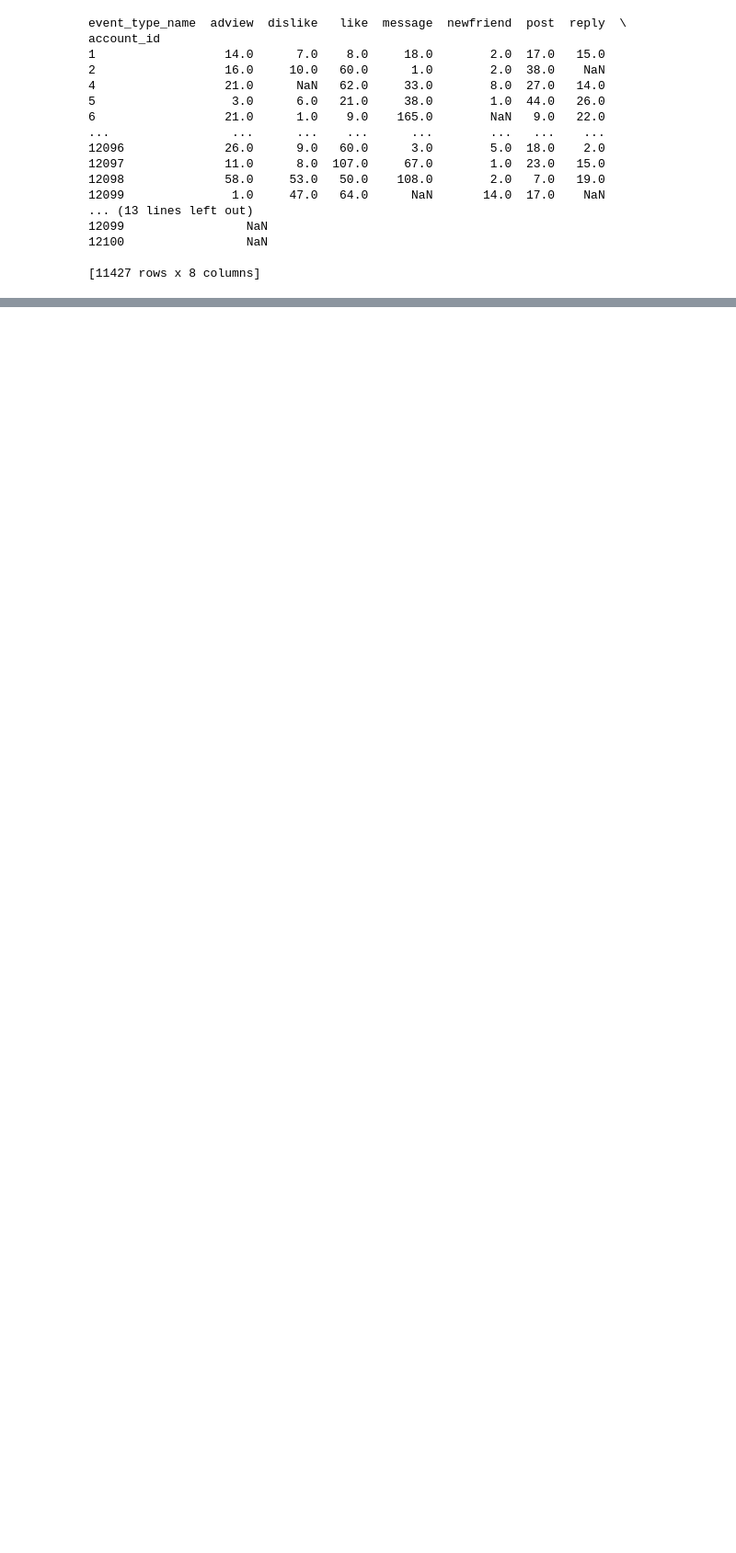
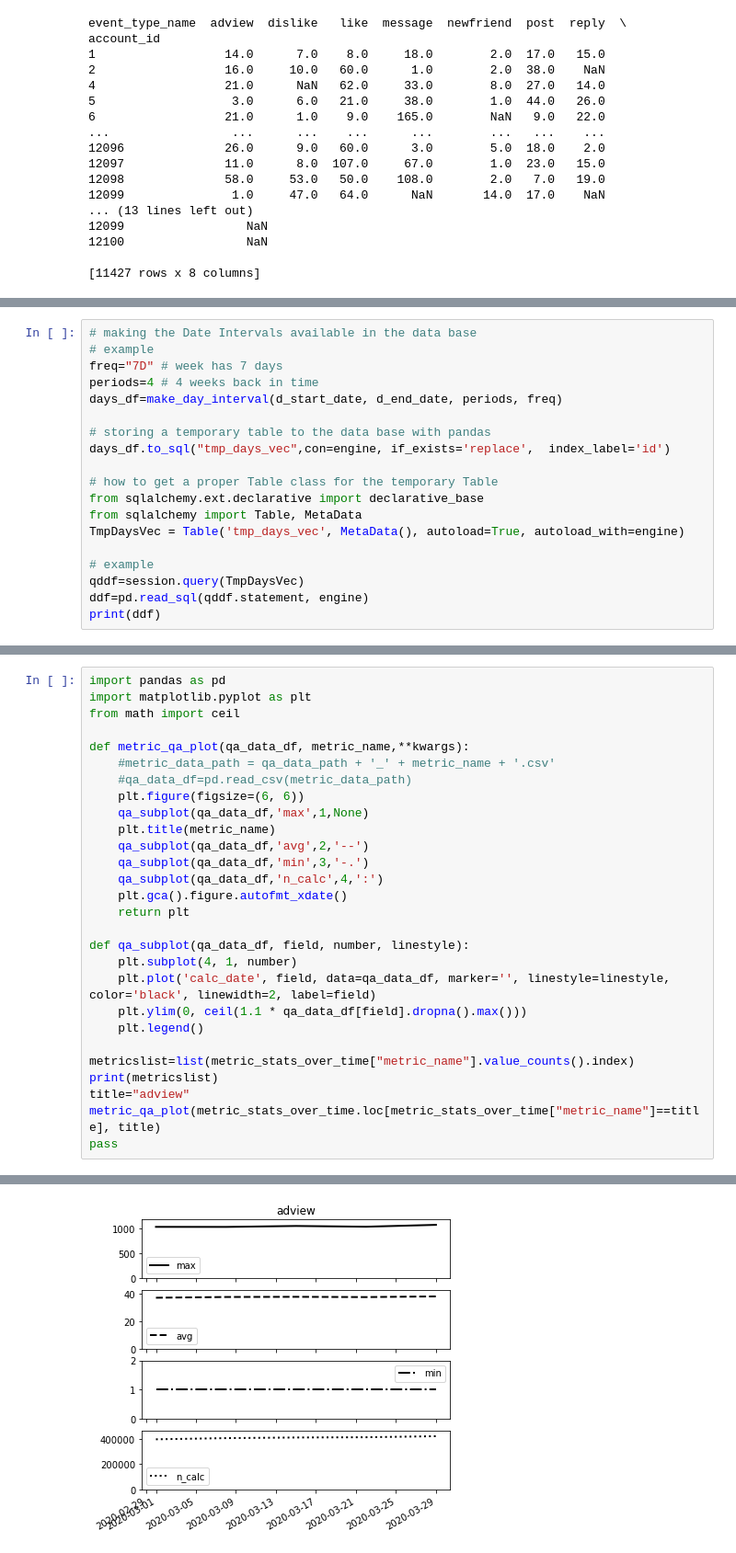
Before and after one commit to ypix/fight-churn-nb, a Jupyter notebook: listings/chap3/jup_chap03.ipynb, the cells around one changed output, grey strips where cells are left out. Shown: that part at 92% size. Saved outputs shown, nothing was run; the diff lists cells and outputs as text; blank space fills up the shorter version.

Commit message:
Transformed SQL from chapter 03, listings 1 to 7 into SQLAlchemy

```diff
--- a/listings/chap3/jup_chap03.ipynb
+++ b/listings/chap3/jup_chap03.ipynb
@@ -68,0 +122,19 @@ account_id
+# %%
+# making the Date Intervals available in the data base
+# example
+freq="7D" # week has 7 days
+periods=4 # 4 weeks back in time
+days_df=make_day_interval(d_start_date, d_end_date, periods, freq)
+
+# storing a temporary table to the data base with pandas
+days_df.to_sql("tmp_days_vec",con=engine, if_exists='replace',  index_label='id')
+
+# how to get a proper Table class for the temporary Table
+from sqlalchemy.ext.declarative import declarative_base
+from sqlalchemy import Table, MetaData
+TmpDaysVec = Table('tmp_days_vec', MetaData(), autoload=True, autoload_with=engine)
+
+# example
+qddf=session.query(TmpDaysVec)
+ddf=pd.read_sql(qddf.statement, engine)
+print(ddf)
@@ -68,0 +330,29 @@ account_id
+# %%
+import pandas as pd
+import matplotlib.pyplot as plt
+from math import ceil
+
+def metric_qa_plot(qa_data_df, metric_name,**kwargs):
+    #metric_data_path = qa_data_path + '_' + metric_name + '.csv'
+    #qa_data_df=pd.read_csv(metric_data_path)
+    plt.figure(figsize=(6, 6))
+    qa_subplot(qa_data_df,'max',1,None)
+    plt.title(metric_name)
+    qa_subplot(qa_data_df,'avg',2,'--')
+    qa_subplot(qa_data_df,'min',3,'-.')
+    qa_subplot(qa_data_df,'n_calc',4,':')
+    plt.gca().figure.autofmt_xdate()
+    return plt
+
+def qa_subplot(qa_data_df, field, number, linestyle):
+    plt.subplot(4, 1, number)
+    plt.plot('calc_date', field, data=qa_data_df, marker='', linestyle=linestyle, color='black', linewidth=2, label=field)
+    plt.ylim(0, ceil(1.1 * qa_data_df[field].dropna().max()))
+    plt.legend()
+
+metricslist=list(metric_stats_over_time["metric_name"].value_counts().index)
+print(metricslist)
+title="adview"
+metric_qa_plot(metric_stats_over_time.loc[metric_stats_over_time["metric_name"]==title], title)
+pass
+# %% [output]
@@ -68,0 +360 @@ account_id
+[figure, added]
```
Also changed, not shown: parts of 20 cells of this notebook.
